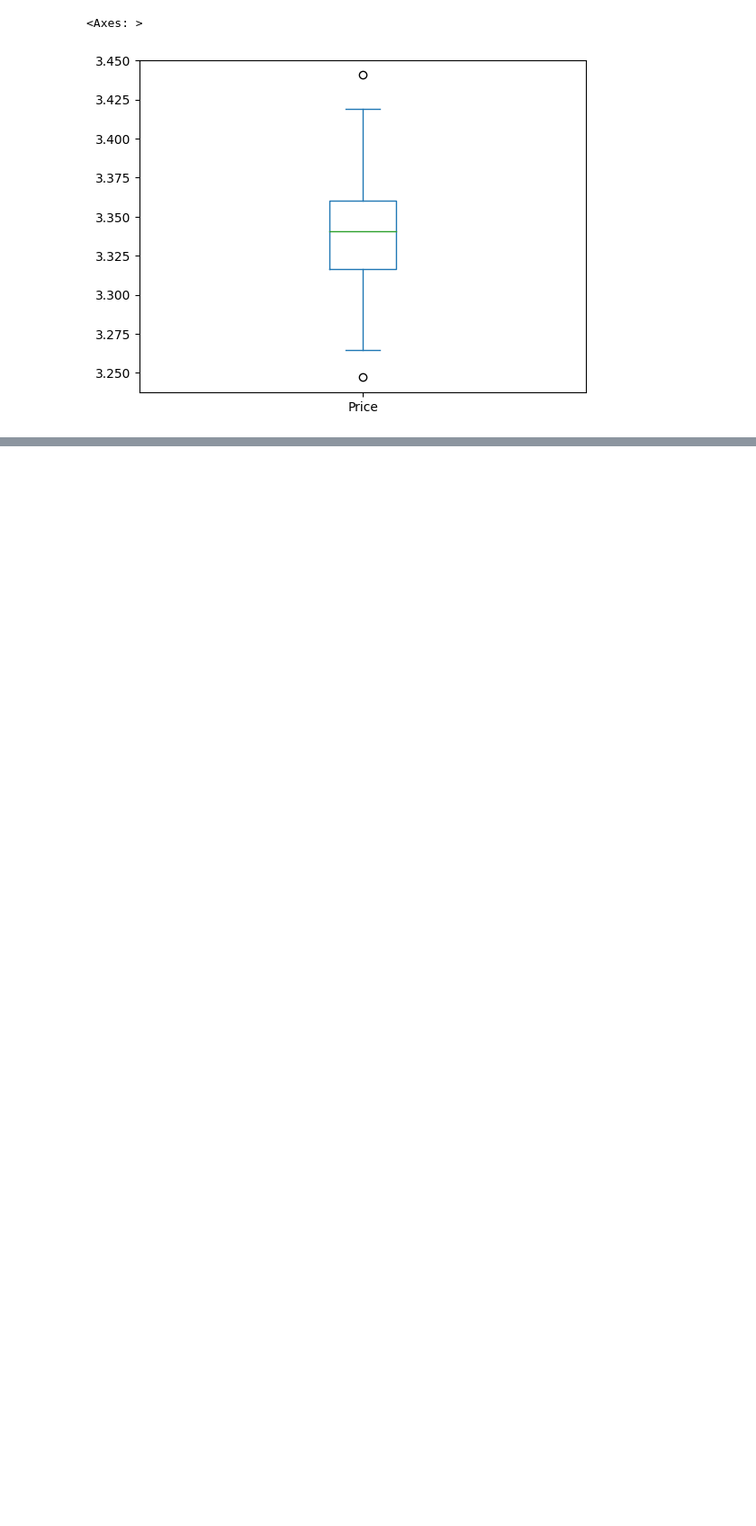
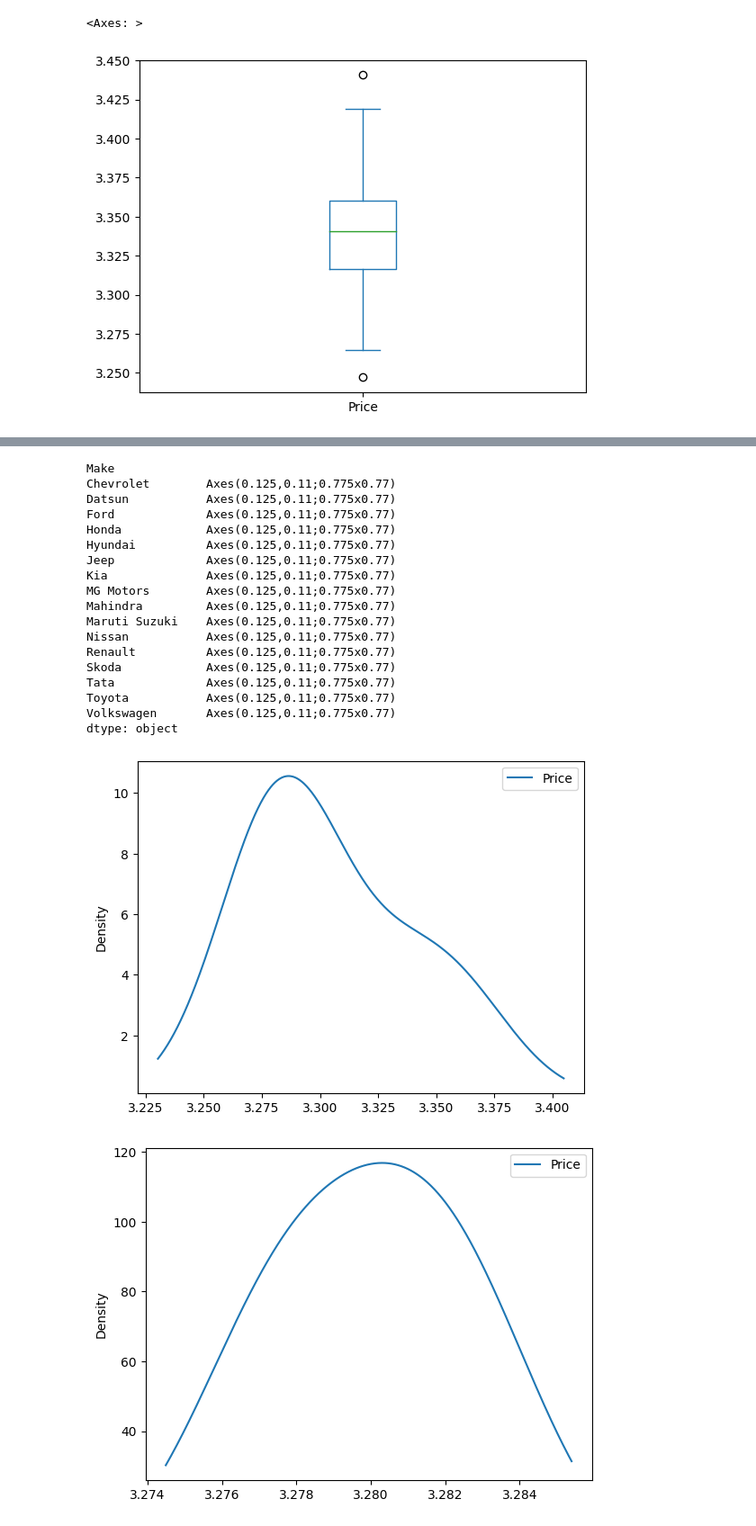
Before and after one commit to aniishap/assignment4, a Jupyter notebook: assignment4.ipynb, the cells around one changed output, grey strips where cells are left out. Shown: that part at 90% size. Drawn from its saved outputs; the diff is of its cells as text; code cells hidden in the pictures; blank space fills up the shorter version.

```diff
--- a/assignment4.ipynb
+++ b/assignment4.ipynb
@@ -55,0 +91,23 @@ cars['Price'].plot.box() # Only 2 outliers, not really necessary to drop
+# %%
+cars.loc[:,['Make','Price']].groupby('Make').plot.density()
+# %% [output]
+Make
+Chevrolet        Axes(0.125,0.11;0.775x0.77)
+Datsun           Axes(0.125,0.11;0.775x0.77)
+Ford             Axes(0.125,0.11;0.775x0.77)
+Honda            Axes(0.125,0.11;0.775x0.77)
+Hyundai          Axes(0.125,0.11;0.775x0.77)
+Jeep             Axes(0.125,0.11;0.775x0.77)
+Kia              Axes(0.125,0.11;0.775x0.77)
+MG Motors        Axes(0.125,0.11;0.775x0.77)
+Mahindra         Axes(0.125,0.11;0.775x0.77)
+Maruti Suzuki    Axes(0.125,0.11;0.775x0.77)
+Nissan           Axes(0.125,0.11;0.775x0.77)
+Renault          Axes(0.125,0.11;0.775x0.77)
+Skoda            Axes(0.125,0.11;0.775x0.77)
+Tata             Axes(0.125,0.11;0.775x0.77)
+Toyota           Axes(0.125,0.11;0.775x0.77)
+Volkswagen       Axes(0.125,0.11;0.775x0.77)
+dtype: object
+[figure, added]
+[figure, added]
```
Also changed, not shown: parts of 3 cells of this notebook.
